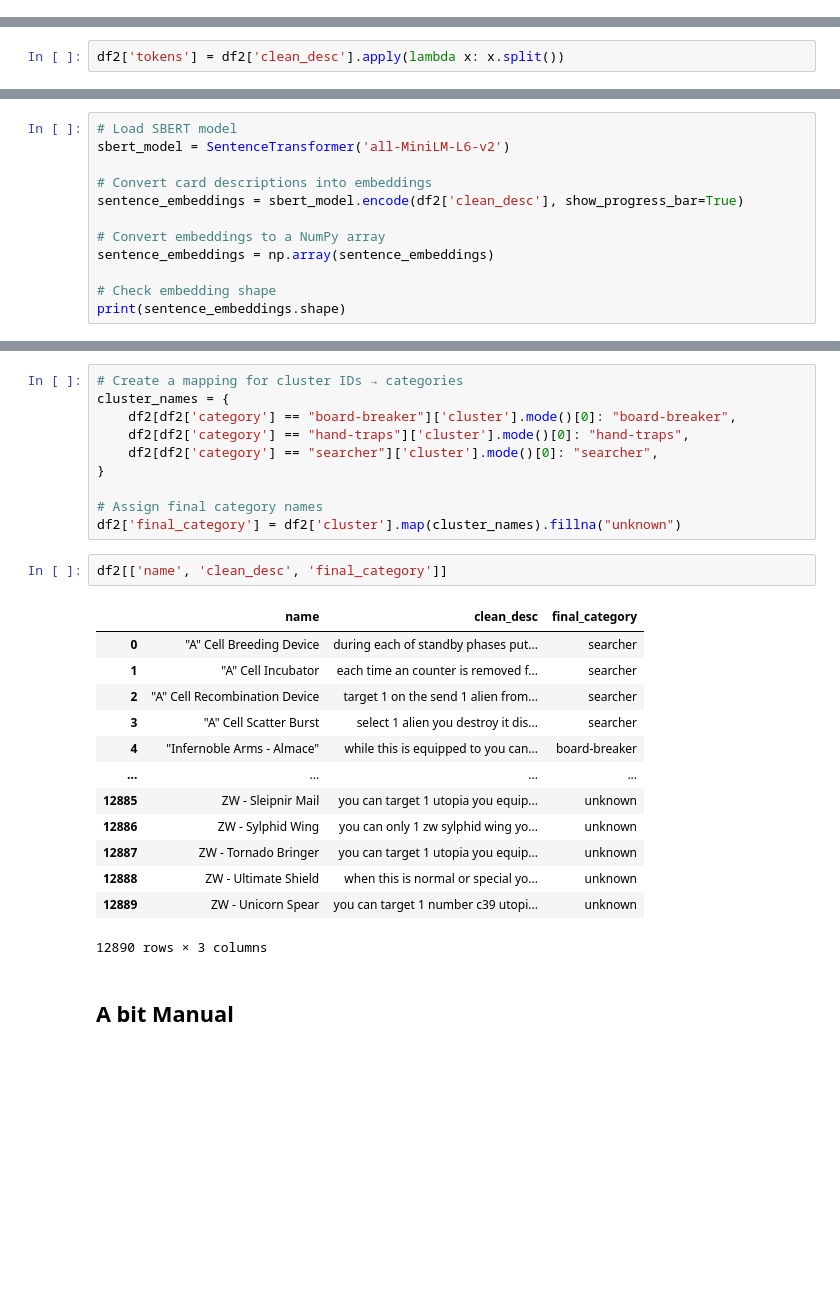
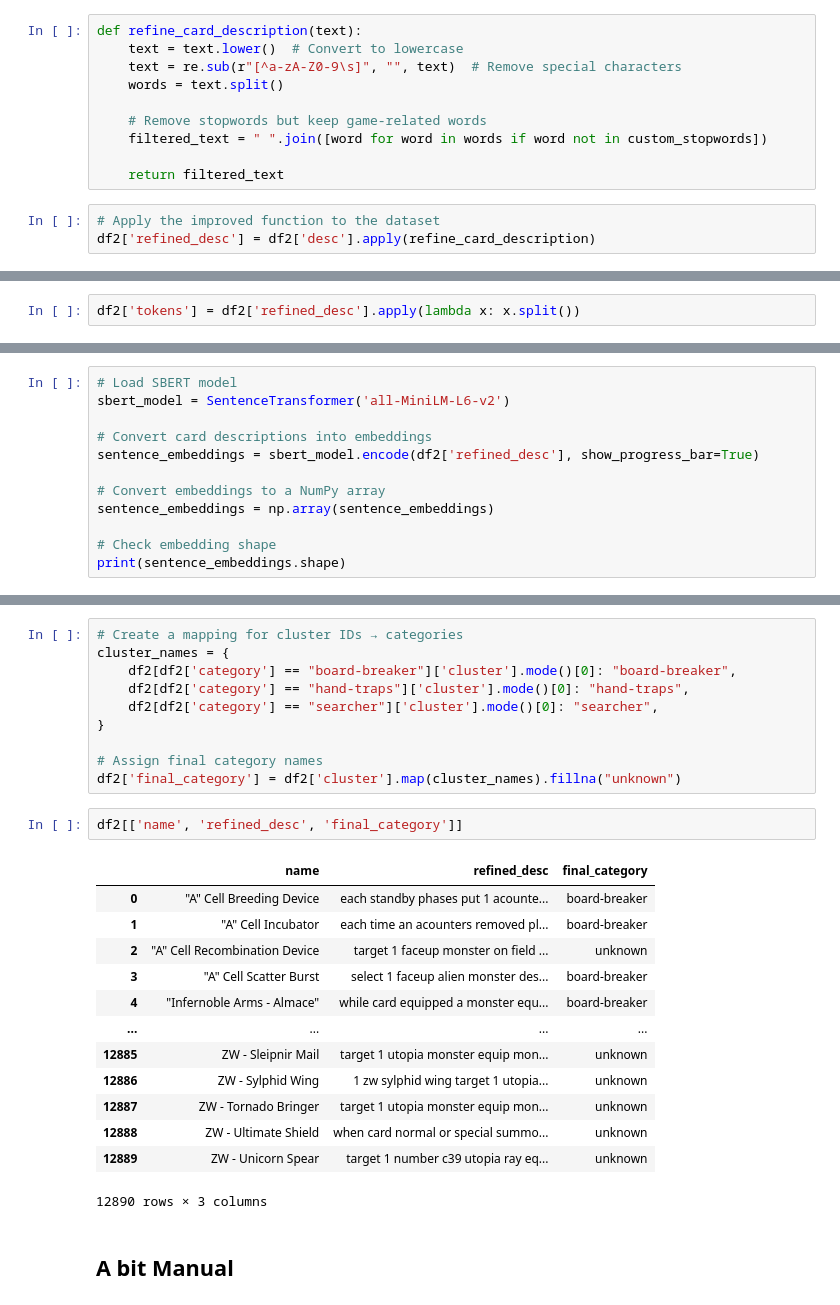
Before and after one commit to Baldaric/yugioh-cluster, a Jupyter notebook: Yugioh_class.ipynb, the cells around one changed output, grey strips where cells are left out. Cells and saved outputs as stored; diff of their text form; blank space fills up the shorter version.

```diff
--- a/Yugioh_class.ipynb
+++ b/Yugioh_class.ipynb
@@ -197,5 +183,18 @@ df2[['desc', 'clean_desc']].head()
+# %%
+def refine_card_description(text):
+    text = text.lower()  # Convert to lowercase
+    text = re.sub(r"[^a-zA-Z0-9\s]", "", text)  # Remove special characters
+    words = text.split()
+
+    # Remove stopwords but keep game-related words
+    filtered_text = " ".join([word for word in words if word not in custom_stopwords])
+
+    return filtered_text
+# %%
+# Apply the improved function to the dataset
+df2['refined_desc'] = df2['desc'].apply(refine_card_description)
 # %% [markdown]
 ## Making Tokens by Splitting it using Space
 # %%
-df2['tokens'] = df2['clean_desc'].apply(lambda x: x.split())
+df2['tokens'] = df2['refined_desc'].apply(lambda x: x.split())
 # %%
@@ -229,7 +226,7 @@ df2[['tokens','clean_desc']].head()
 sbert_model = SentenceTransformer('all-MiniLM-L6-v2')
 
 # Convert card descriptions into embeddings
-sentence_embeddings = sbert_model.encode(df2['clean_desc'], show_progress_bar=True)
+sentence_embeddings = sbert_model.encode(df2['refined_desc'], show_progress_bar=True)
 
 # Convert embeddings to a NumPy array
 sentence_embeddings = np.array(sentence_embeddings)
@@ -394,20 +408,20 @@ cluster_names = {
 # Assign final category names
 df2['final_category'] = df2['cluster'].map(cluster_names).fillna("unknown")
 # %%
-df2[['name', 'clean_desc', 'final_category']]
+df2[['name', 'refined_desc', 'final_category']]
 # %% [output]
-|  | name | clean_desc | final_category |
-| 0 | "A" Cell Breeding Device | during each of standby phases put... | searcher |
-| 1 | "A" Cell Incubator | each time an counter is removed f... | searcher |
-| 2 | "A" Cell Recombination Device | target 1 on the send 1 alien from... | searcher |
-| 3 | "A" Cell Scatter Burst | select 1 alien you destroy it dis... | searcher |
-| 4 | "Infernoble Arms - Almace" | while this is equipped to you can... | board-breaker |
+|  | name | refined_desc | final_category |
+| 0 | "A" Cell Breeding Device | each standby phases put 1 acounte... | board-breaker |
+| 1 | "A" Cell Incubator | each time an acounters removed pl... | board-breaker |
+| 2 | "A" Cell Recombination Device | target 1 faceup monster on field ... | unknown |
+| 3 | "A" Cell Scatter Burst | select 1 faceup alien monster des... | board-breaker |
+| 4 | "Infernoble Arms - Almace" | while card equipped a monster equ... | board-breaker |
 | ... | ... | ... | ... |
-| 12885 | ZW - Sleipnir Mail | you can target 1 utopia you equip... | unknown |
-| 12886 | ZW - Sylphid Wing | you can only 1 zw sylphid wing yo... | unknown |
-| 12887 | ZW - Tornado Bringer | you can target 1 utopia you equip... | unknown |
-| 12888 | ZW - Ultimate Shield | when this is normal or special yo... | unknown |
-| 12889 | ZW - Unicorn Spear | you can target 1 number c39 utopi... | unknown |
+| 12885 | ZW - Sleipnir Mail | target 1 utopia monster equip mon... | unknown |
+| 12886 | ZW - Sylphid Wing | 1 zw sylphid wing target 1 utopia... | unknown |
+| 12887 | ZW - Tornado Bringer | target 1 utopia monster equip mon... | unknown |
+| 12888 | ZW - Ultimate Shield | when card normal or special summo... | unknown |
+| 12889 | ZW - Unicorn Spear | target 1 number c39 utopia ray eq... | unknown |
 12890 rows × 3 columns
 # %% [markdown]
 ## A bit Manual
```
Also changed, not shown: parts of 37 cells of this notebook, 4 other files.
